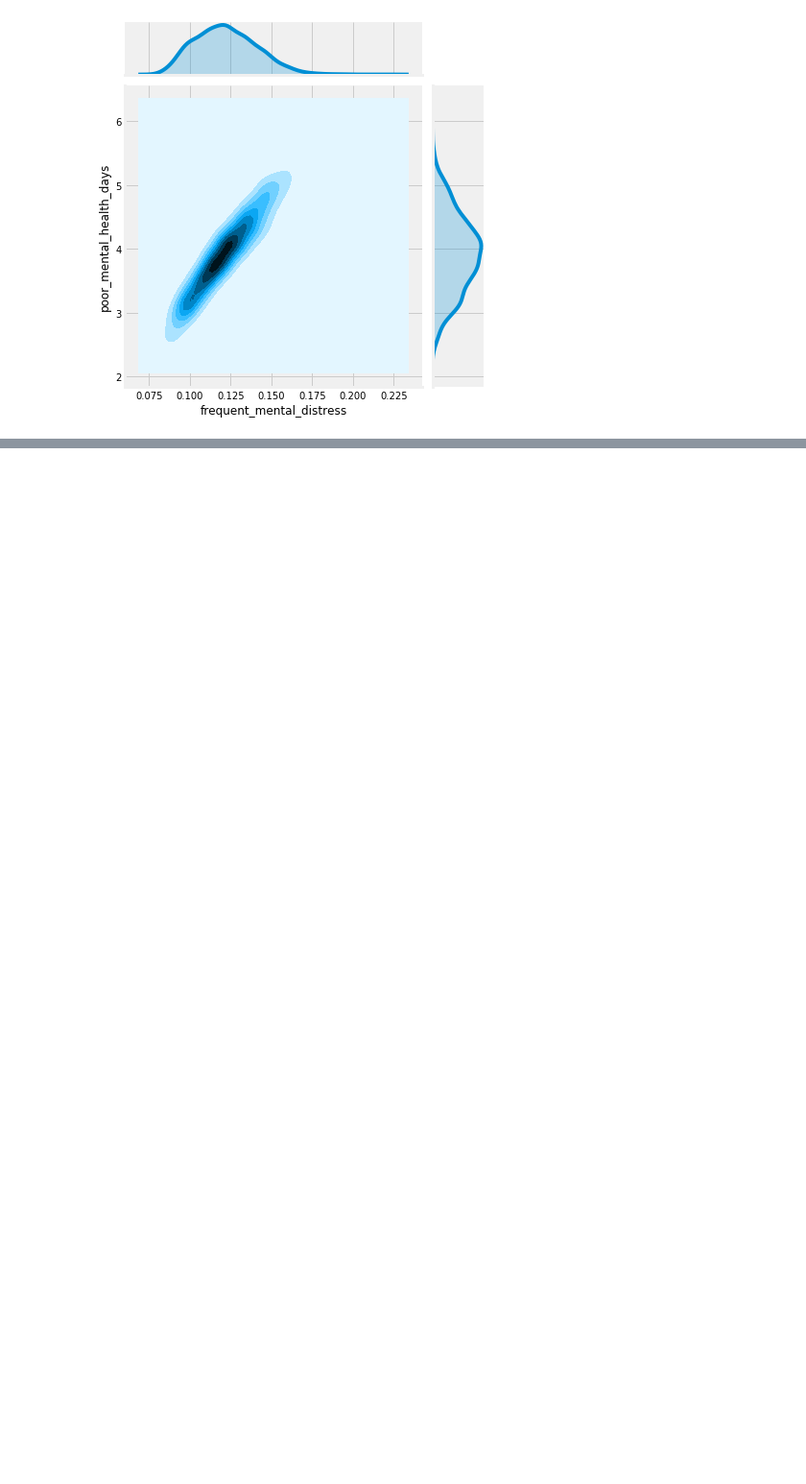
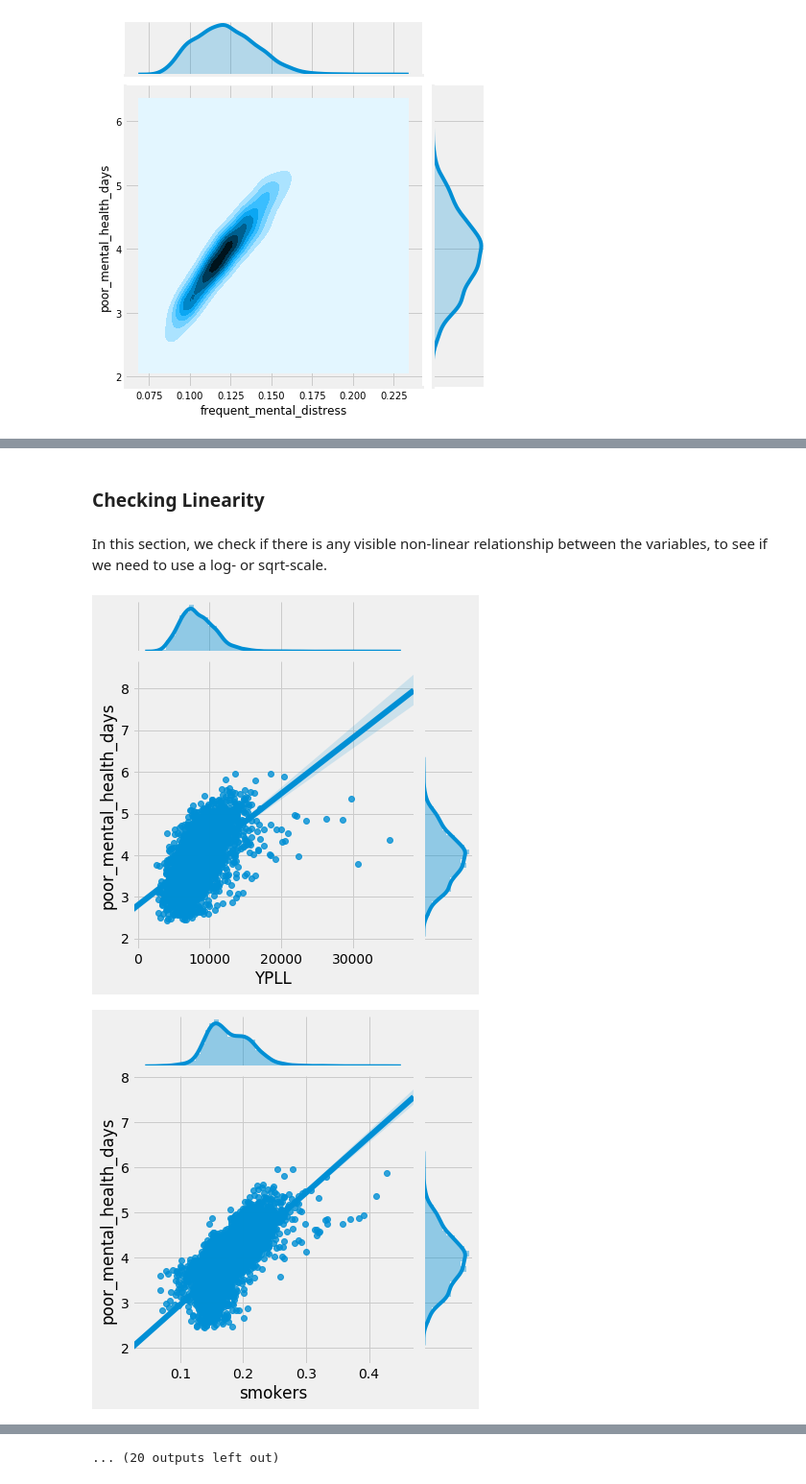
Before and after one commit to MatePocs/US_County_Health, a Jupyter notebook: index.ipynb, the cells around one changed output, grey strips where cells are left out. Shown at 96% size. Drawn from its saved outputs; the diff is of its cells as text; code cells hidden in the pictures; blank space fills up the shorter version.

```diff
--- a/index.ipynb
+++ b/index.ipynb
@@ -231,0 +333,3 @@ df = pd.read_csv('data_cleaned.csv')
+# %%
+X = df.drop(['FIPS_state', 'FIPS_county', 'FIPS_full', 'state', 'county', 'year',
+    'poor_mental_health_days'], axis = 1)
@@ -231,0 +377,13 @@ df = pd.read_csv('data_cleaned.csv')
+# %%
+correl_test_df = pd.DataFrame()
+correl_test_df['column_name'] = columns_to_drop_vif
+
+correl_list = []
+
+for column in columns_to_drop_vif:
+    current_correl = df['poor_mental_health_days'].corr(df[column])
+    correl_list.append(current_correl)
+
+correl_test_df['correlation_with_pmhd'] = correl_list
+
+correl_test_df.sort_values('correlation_with_pmhd', ascending = False)
@@ -231,0 +410,5 @@ df = pd.read_csv('data_cleaned.csv')
+# %%
+columns_to_drop_vif_corr = correl_test_df[np.abs(correl_test_df['correlation_with_pmhd']) < 0.5]['column_name']
+columns_to_drop_vif_corr = columns_to_drop_vif_corr.tolist()
+df.drop(labels = columns_to_drop_vif_corr, axis = 1, inplace = True)
+df.shape
@@ -231,0 +419,9 @@ df = pd.read_csv('data_cleaned.csv')
+# %%
+X = df.drop(['FIPS_state', 'FIPS_county', 'FIPS_full', 'state', 'county', 'year',
+    'poor_mental_health_days'], axis = 1)
+
+vif = [variance_inflation_factor(X.values, i) for i in range(X.shape[1])]
+vif_list = list(zip(X.columns, vif))
+vif_list = sorted(vif_list, key= lambda x: x[1], reverse = True)
+
+vif_list[:10]
@@ -231,0 +450,11 @@ df = pd.read_csv('data_cleaned.csv')
+# %% [markdown]
+### Checking Linearity
+# %% [markdown]
+In this section, we check if there is any visible non-linear relationship between the variables, to see if we need to use a log- or sqrt-scale.
+# %%
+for column in X.columns:
+    sns.jointplot(column, 'poor_mental_health_days', data=df, kind='reg')
+    plt.show()
+# %% [output]
+[figure, added]
+[figure, added]
@@ -231,0 +471 @@ df = pd.read_csv('data_cleaned.csv')
+... (20 outputs left out)
```
Also changed, not shown: parts of 75 cells of this notebook, 3 other files.
